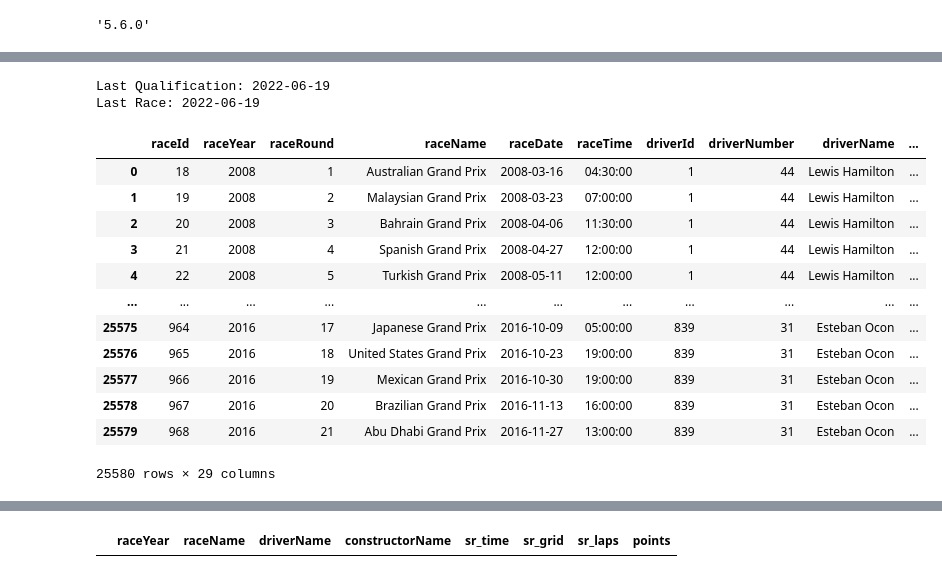
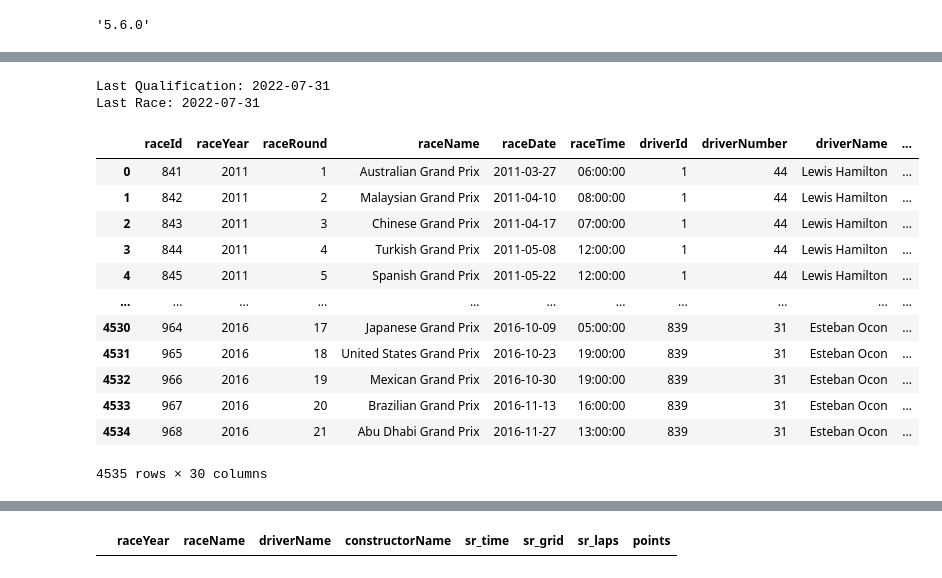
Before and after one commit to MiguelG26/Public_Projects, a Jupyter notebook: db-Formula1 app/app1_J.ipynb, the cells around one changed output, grey strips where cells are left out. Drawn from its saved outputs; the diff is of its cells as text; code cells hidden in the pictures.

```diff
--- a/db-Formula1 app/app1_J.ipynb
+++ b/db-Formula1 app/app1_J.ipynb
@@ -134,44 +134,46 @@ df = df.drop(['resultId', 'number','position', 'positionText', #'time',
 df['raceDate']=pd.to_datetime(df['raceDate'])
 df['driverDob']=pd.to_datetime(df['driverDob'])
 df['driverAge']=((df['raceDate'] - df['driverDob'])/ np.timedelta64(1, 'Y')).round(2)
 
 df['driverName']=df['driverForename']+" "+df['driverSurname']
 
 #to reformat the date
 df['raceDate']=df['raceDate'].dt.strftime("%Y-%m-%d")
 #df['driverDob']=df['driverDob'].dt.strftime("%Y-%m-%d")
 
 
 #to reorganize the columns and remove: raceCircuitId & constructorId
 df=df[['raceId','raceYear', 'raceRound', 'raceName', 'raceDate', 'raceTime',
        'driverId','driverNumber','driverName', 'driverDob', 'driverNationality', 'driverAge',
        'constructorName', 'constructorNationality',
        'grid', 'positionOrder',
        'points', 'laps', 'time','milliseconds', 'fastestLap', 'fastestLapRank',
        'fastestLapTime', 'fastestLapSpeed', 'statusId',
        'sr_grid','sr_laps','sr_time','sr_points']]
 
+df_pt=pit_stops.groupby(['raceId','driverId'])['stop'].max().reset_index()
+df=pd.merge(df,df_pt, on=['raceId','driverId'])
 
 lastqualiId=qualifying['raceId'][qualifying['raceId']==qualifying['raceId'].max()].iloc[0]
 lastqualyrace=races['raceDate'][races['raceId']==lastqualiId].values[0]
 print(f"Last Qualification: {lastqualyrace}")
 lastrace=df['raceDate'].max()
 print(f"Last Race: {lastrace}")
 df[df['raceDate']==lastrace].sort_values('positionOrder')
 df
 # %% [output]
-Last Qualification: 2022-06-19
-Last Race: 2022-06-19
+Last Qualification: 2022-07-31
+Last Race: 2022-07-31
 |  | raceId | raceYear | raceRound | raceName | raceDate | raceTime | driverId | driverNumber | driverName | ... |
-| 0 | 18 | 2008 | 1 | Australian Grand Prix | 2008-03-16 | 04:30:00 | 1 | 44 | Lewis Hamilton | ... |
-| 1 | 19 | 2008 | 2 | Malaysian Grand Prix | 2008-03-23 | 07:00:00 | 1 | 44 | Lewis Hamilton | ... |
-| 2 | 20 | 2008 | 3 | Bahrain Grand Prix | 2008-04-06 | 11:30:00 | 1 | 44 | Lewis Hamilton | ... |
-| 3 | 21 | 2008 | 4 | Spanish Grand Prix | 2008-04-27 | 12:00:00 | 1 | 44 | Lewis Hamilton | ... |
-| 4 | 22 | 2008 | 5 | Turkish Grand Prix | 2008-05-11 | 12:00:00 | 1 | 44 | Lewis Hamilton | ... |
+| 0 | 841 | 2011 | 1 | Australian Grand Prix | 2011-03-27 | 06:00:00 | 1 | 44 | Lewis Hamilton | ... |
+| 1 | 842 | 2011 | 2 | Malaysian Grand Prix | 2011-04-10 | 08:00:00 | 1 | 44 | Lewis Hamilton | ... |
+| 2 | 843 | 2011 | 3 | Chinese Grand Prix | 2011-04-17 | 07:00:00 | 1 | 44 | Lewis Hamilton | ... |
+| 3 | 844 | 2011 | 4 | Turkish Grand Prix | 2011-05-08 | 12:00:00 | 1 | 44 | Lewis Hamilton | ... |
+| 4 | 845 | 2011 | 5 | Spanish Grand Prix | 2011-05-22 | 12:00:00 | 1 | 44 | Lewis Hamilton | ... |
 | ... | ... | ... | ... | ... | ... | ... | ... | ... | ... | ... |
-| 25575 | 964 | 2016 | 17 | Japanese Grand Prix | 2016-10-09 | 05:00:00 | 839 | 31 | Esteban Ocon | ... |
-| 25576 | 965 | 2016 | 18 | United States Grand Prix | 2016-10-23 | 19:00:00 | 839 | 31 | Esteban Ocon | ... |
-| 25577 | 966 | 2016 | 19 | Mexican Grand Prix | 2016-10-30 | 19:00:00 | 839 | 31 | Esteban Ocon | ... |
-| 25578 | 967 | 2016 | 20 | Brazilian Grand Prix | 2016-11-13 | 16:00:00 | 839 | 31 | Esteban Ocon | ... |
-| 25579 | 968 | 2016 | 21 | Abu Dhabi Grand Prix | 2016-11-27 | 13:00:00 | 839 | 31 | Esteban Ocon | ... |
+| 4530 | 964 | 2016 | 17 | Japanese Grand Prix | 2016-10-09 | 05:00:00 | 839 | 31 | Esteban Ocon | ... |
+| 4531 | 965 | 2016 | 18 | United States Grand Prix | 2016-10-23 | 19:00:00 | 839 | 31 | Esteban Ocon | ... |
+| 4532 | 966 | 2016 | 19 | Mexican Grand Prix | 2016-10-30 | 19:00:00 | 839 | 31 | Esteban Ocon | ... |
+| 4533 | 967 | 2016 | 20 | Brazilian Grand Prix | 2016-11-13 | 16:00:00 | 839 | 31 | Esteban Ocon | ... |
+| 4534 | 968 | 2016 | 21 | Abu Dhabi Grand Prix | 2016-11-27 | 13:00:00 | 839 | 31 | Esteban Ocon | ... |
-25580 rows × 29 columns
+4535 rows × 30 columns
```
Also changed, not shown: parts of 9 cells of this notebook, 10 other files.
